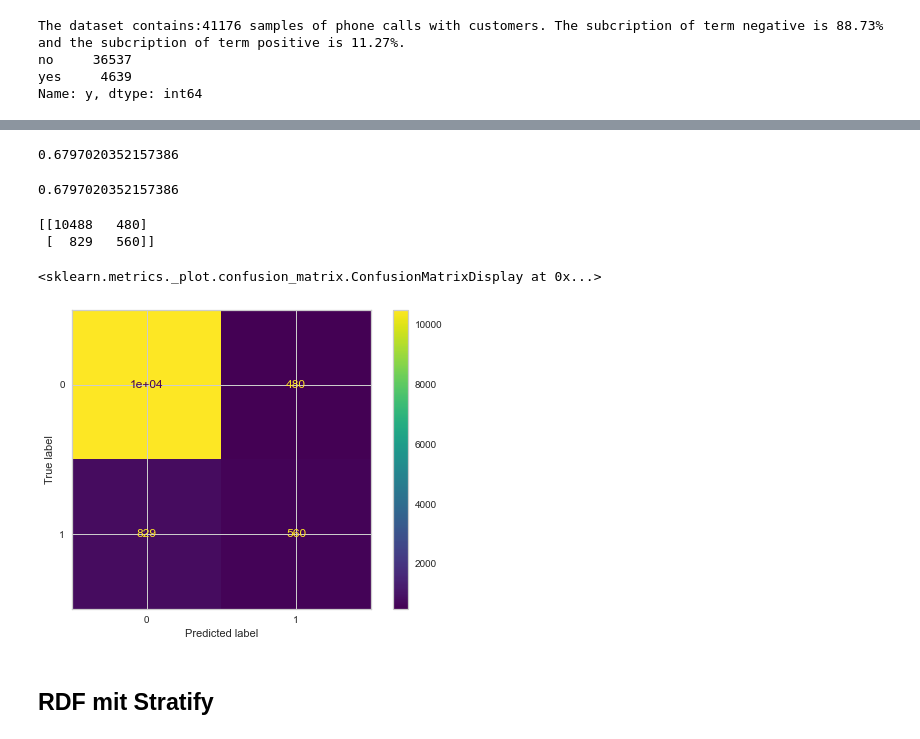
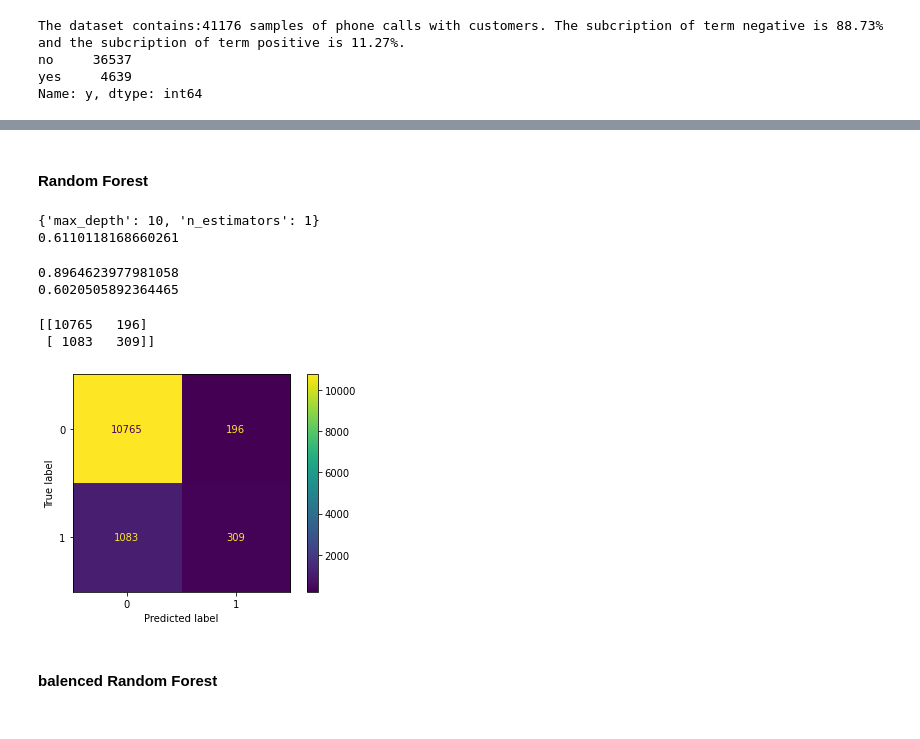
Before and after one commit to wuesten/Potfolio_2_ML, a Jupyter notebook: Exam.ipynb, the cells around one changed output, grey strips where cells are left out. Drawn from its saved outputs; the diff is of its cells as text; code cells hidden in the pictures.

```diff
--- a/Exam.ipynb
+++ b/Exam.ipynb
@@ -315,4 +291,6 @@ def calc_balanced_accuracy_score(model,x_train,y_train,x_test,y_test):
 # %%
-model = tree.DecisionTreeClassifier(criterion='gini', random_state=1, max_depth=3)
-print(calc_balanced_accuracy_score(model,X_train_sc, y_train, X_test_sc, y_test))
+model = tree.DecisionTreeClassifier(criterion='gini', random_state=1, max_depth=5)
+evaluation_df.iloc[0,1] = calc_accuracy_score(model,X_train_sc, y_train, X_test_sc, y_test)
+model = tree.DecisionTreeClassifier(criterion='gini', random_state=1, max_depth=5)
+evaluation_df.iloc[0,2] = calc_balanced_accuracy_score(model,X_train_sc, y_train, X_test_sc, y_test)
 # %% [output]
@@ -321,7 +299,8 @@ print(calc_balanced_accuracy_score(model,X_train_sc, y_train, X_test_sc, y_test)
 # %%
-clf = tree.DecisionTreeClassifier(criterion='gini', random_state=1, max_depth=3)
+clf = tree.DecisionTreeClassifier(criterion='gini', random_state=1, max_depth=5)
 clf.fit(X_train_sc, y_train)
 y_test_pred = clf.predict(X_test_sc)
 print(confusion_matrix(y_test, y_test_pred))
 ms.ConfusionMatrixDisplay.from_predictions(y_test, y_test_pred)
+evaluation_df.iloc[0,3] = [np.array(confusion_matrix(y_test, y_test_pred),dtype=object)]
 # %% [output]
@@ -351,18 +310,32 @@ tree.plot_tree(clf)
+# %% [markdown]
+#### Random Forest <a id='6'></a>
+# %%
+clf = RandomForestClassifier()
+hyperparameter = {"max_depth": [2,3,5,10], "n_estimators": [1,10,100]}
+score_random_forest = cross_validate_setting(X_train_sc,y_train,clf,hyperparameter)
+print(score_random_forest.best_params_)
+print(score_random_forest.best_score_)
+evaluation_df = evaluation_df.append(pd.DataFrame({'algorithm':['RandomForest'], 'best hyperparameters':[score_random_forest.best_params_]}),ignore_index=True)
+# %% [output]
+{'max_depth': 10, 'n_estimators': 1}
+0.6110118168660261
 # %%
 model = RandomForestClassifier(criterion='gini', random_state=1, max_depth=10,n_estimators=1)
-calc_balanced_accuracy_score(model,X_train_sc, y_train, X_test_sc, y_test)
+evaluation_df.iloc[1,1] = calc_accuracy_score(model,X_train_sc, y_train, X_test_sc, y_test)
+model = RandomForestClassifier(criterion='gini', random_state=1, max_depth=10,n_estimators=1)
+evaluation_df.iloc[1,2] = calc_balanced_accuracy_score(model,X_train_sc, y_train, X_test_sc, y_test)
 # %% [output]
-0.6797020352157386
+0.8964623977981058
+0.6020505892364465
-0.6797020352157386
 # %%
 clf = RandomForestClassifier(criterion='gini', random_state=1, max_depth=10,n_estimators=1)
 clf.fit(X_train_sc, y_train)
 y_test_pred = clf.predict(X_test_sc)
 print(confusion_matrix(y_test, y_test_pred))
 rdf = y_test_pred
 ms.ConfusionMatrixDisplay.from_predictions(y_test, y_test_pred)
+evaluation_df.iloc[1,3] = [np.array(confusion_matrix(y_test, y_test_pred),dtype=object)]
 # %% [output]
-[[10488   480]
- [  829   560]]
+[[10765   196]
+ [ 1083   309]]
-<sklearn.metrics._plot.confusion_matrix.ConfusionMatrixDisplay at 0x...>
-[figure, old version]
+[figure, new version]
@@ -380,3 +342,3 @@ X_test_sc = scaler1.transform(X_test)
-# %% [markdown]
-## RDF mit Stratify
+# %% [markdown]
+#### balenced Random Forest <a id='7'></a>
 # %%
```
Also changed, not shown: parts of 30 cells of this notebook.
